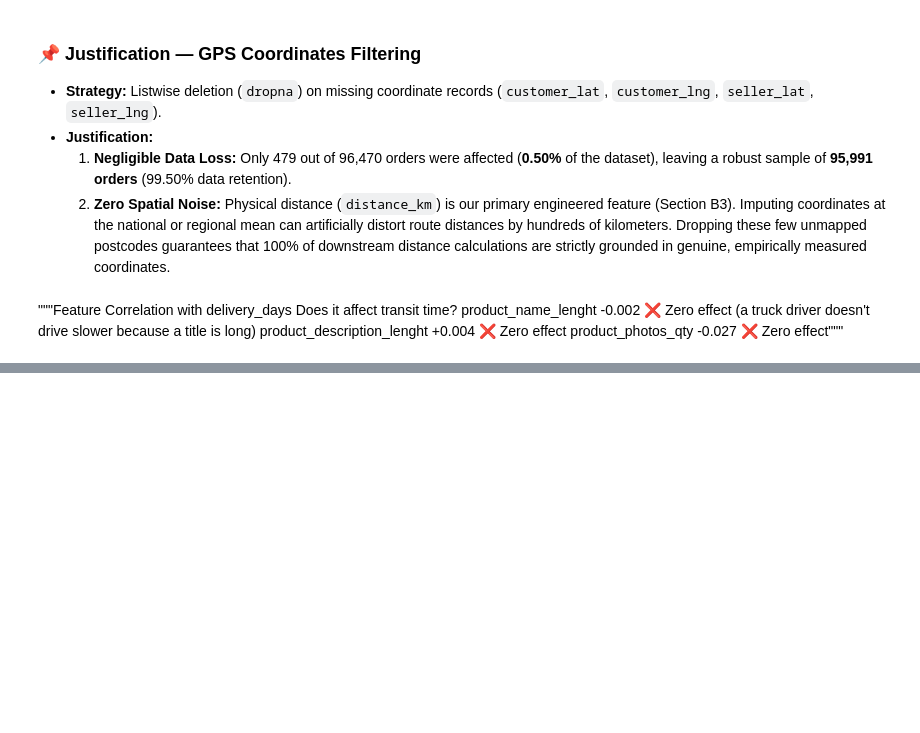
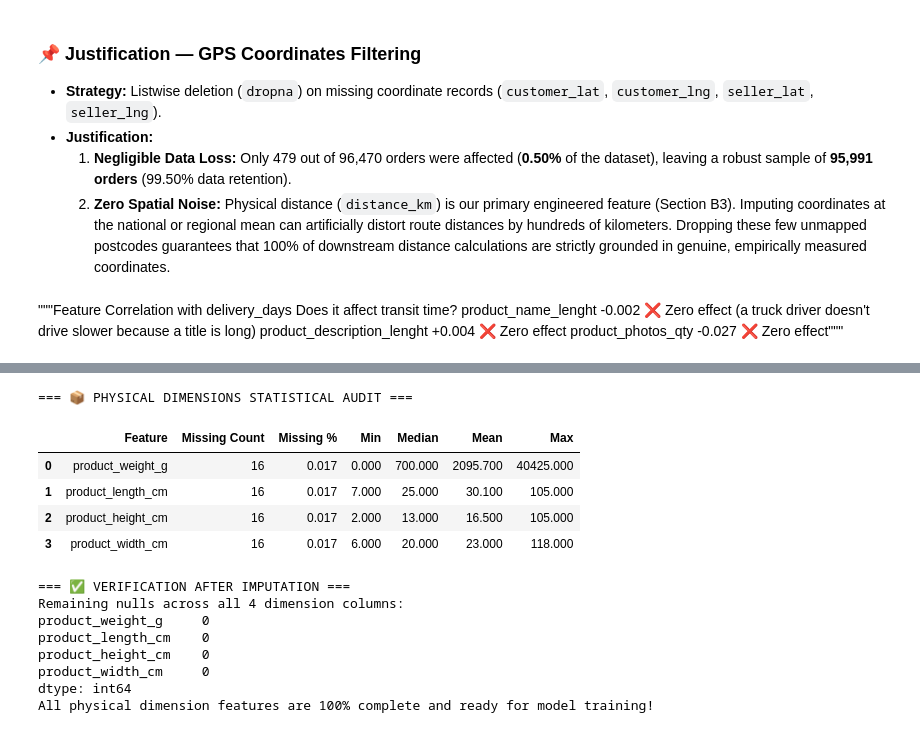
Before and after one commit to hemnath-28/ML-Evaulation-, a Jupyter notebook: regression.ipynb, the cells around one changed output, grey strips where cells are left out. Drawn from its saved outputs; the diff is of its cells as text; code cells hidden in the pictures; blank space fills up the shorter version.

```diff
--- a/regression.ipynb
+++ b/regression.ipynb
@@ -776,3 +794,23 @@ Remaining nulls in GPS   : 0
 product_name_lenght	-0.002	❌ Zero effect (a truck driver doesn't drive slower because a title is long)
 product_description_lenght	+0.004	❌ Zero effect
 product_photos_qty	-0.027	❌ Zero effect"""
+# %%
+# ============================================================
+# CELL B1.6: Impute Missing Categories with 'unknown'
+# ============================================================
+
+col_cat = 'product_category_name_english'
+
+missing_before = regression_df[col_cat].isna().sum()
+print(f"Missing category values before imputation: {missing_before:,}")
+
+# Fill missing category with 'unknown'
+regression_df[col_cat] = regression_df[col_cat].fillna('unknown')
+
+missing_after = regression_df[col_cat].isna().sum()
+unknown_count = (regression_df[col_cat] == 'unknown').sum()
+
+print(f"\nMissing category values after imputation:  {missing_after}")
+print(f"Total orders labeled as 'unknown':        {unknown_count:,} ({unknown_count / len(regression_df) * 100:.2f}%)")
+print(f"Total unique product categories:          {regression_df[col_cat].nunique()}")
+print("✅ Categorical imputation completed successfully.")
@@ -778,0 +914,56 @@ product_photos_qty	-0.027	❌ Zero effect"""
+# %%
+# ============================================================
+# CELL B1.6: Audit & Group-By Impute Physical Dimensions
+# ============================================================
+
+dim_cols = ['product_weight_g', 'product_length_cm', 'product_height_cm', 'product_width_cm']
+
+print("=== 📦 PHYSICAL DIMENSIONS STATISTICAL AUDIT ===")
+dim_stats = pd.DataFrame({
+    'Feature': dim_cols,
+    'Missing Count': [regression_df[col].isna().sum() for col in dim_cols],
+    'Missing %': [(regression_df[col].isna().sum() / len(regression_df) * 100).round(3) for col in dim_cols],
+    'Min': [regression_df[col].min() for col in dim_cols],
+    'Median': [regression_df[col].median() for col in dim_cols],
+    'Mean': [regression_df[col].mean().round(1) for col in dim_cols],
+    'Max': [regression_df[col].max() for col in dim_cols]
+})
+display(dim_stats)
+
+# ------------------------------------------------------------
+# WHY CATEGORY-LEVEL MEDIAN IMPUTATION?
+# 1. Product dimensions vary drastically by department (e.g. jewelry vs. sofa).
+# 2. Imputing conditional on 'product_category_name_english' ensures a missing
+#    book gets the median weight of books (~400g), not the weight of furniture!
+# 3. We use MEDIAN instead of MEAN because physical dimensions are right-skewed
+#    with heavy outliers (heavy appliances pull the mean upwards).
+# 4. Fallback to global median is included if an item's category is also unknown.
+# ------------------------------------------------------------
+
+for col in dim_cols:
+    # Step 1: Impute using the median of that product's category
+    regression_df[col] = regression_df.groupby('product_category_name_english')[col].transform(
+        lambda group: group.fillna(group.median())
+    )
+    # Step 2: Global median fallback for unclassified marketplace items
+    regression_df[col] = regression_df[col].fillna(regression_df[col].median())
+
+print("\n=== ✅ VERIFICATION AFTER IMPUTATION ===")
+print("Remaining nulls across all 4 dimension columns:")
+print(regression_df[dim_cols].isna().sum())
+print("All physical dimension features are 100% complete and ready for model training!")
+# %% [output]
+=== 📦 PHYSICAL DIMENSIONS STATISTICAL AUDIT ===
+|  | Feature | Missing Count | Missing % | Min | Median | Mean | Max |
+| 0 | product_weight_g | 16 | 0.017 | 0.000 | 700.000 | 2095.700 | 40425.000 |
+| 1 | product_length_cm | 16 | 0.017 | 7.000 | 25.000 | 30.100 | 105.000 |
+| 2 | product_height_cm | 16 | 0.017 | 2.000 | 13.000 | 16.500 | 105.000 |
+| 3 | product_width_cm | 16 | 0.017 | 6.000 | 20.000 | 23.000 | 118.000 |
+=== ✅ VERIFICATION AFTER IMPUTATION ===
+Remaining nulls across all 4 dimension columns:
+product_weight_g     0
+product_length_cm    0
+product_height_cm    0
+product_width_cm     0
+dtype: int64
+All physical dimension features are 100% complete and ready for model training!
```
Also changed, not shown: parts of 8 cells of this notebook.
